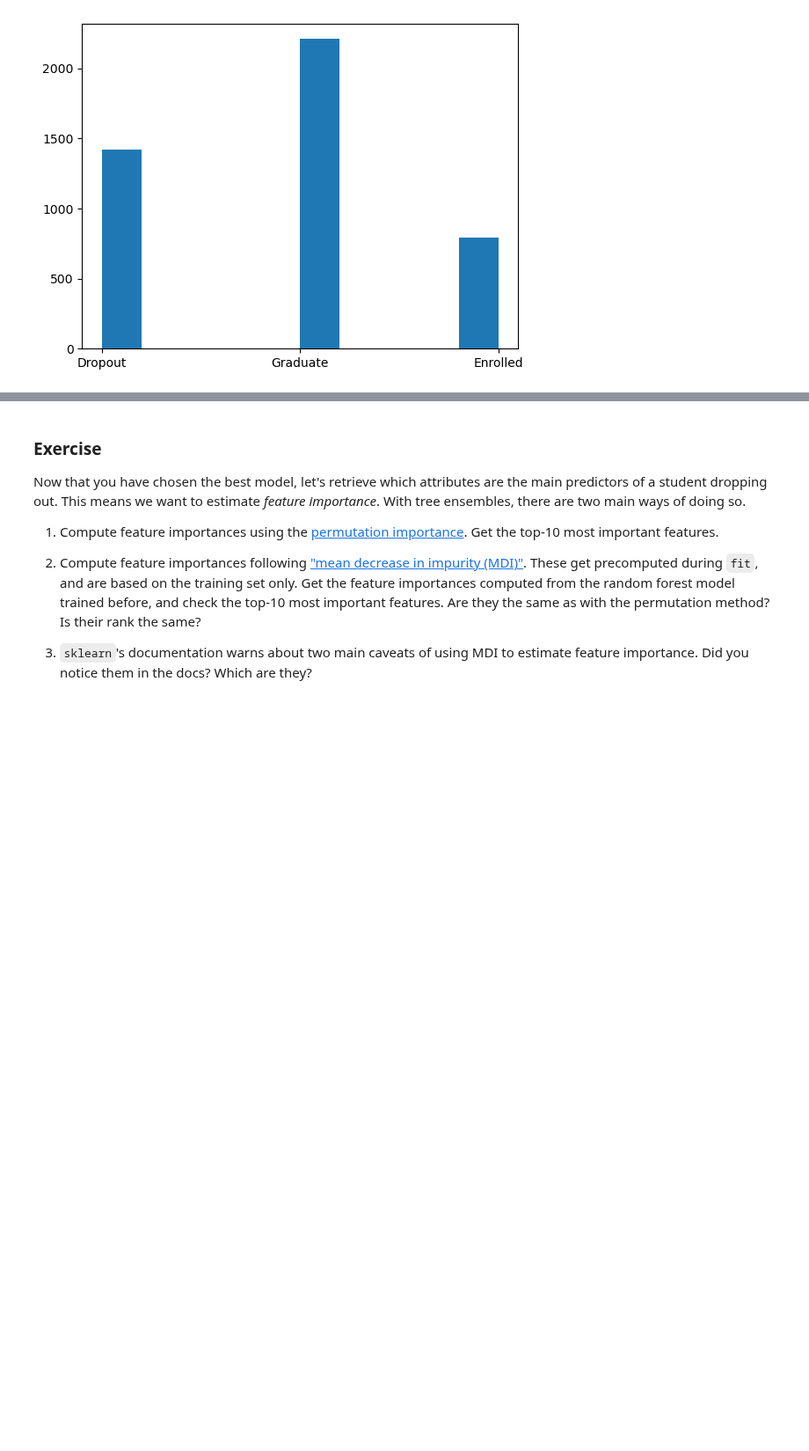
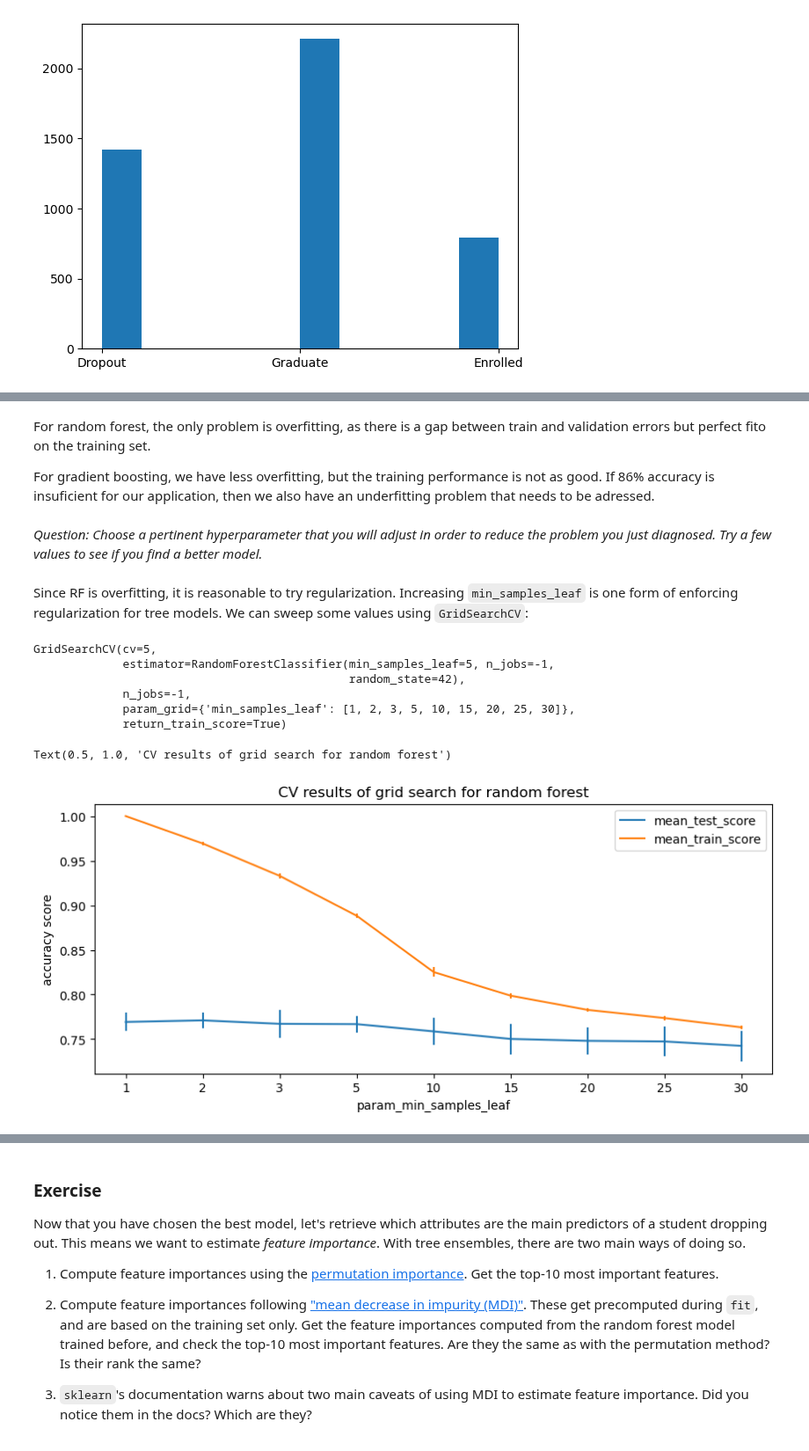
Before and after one commit to thalitadru/ml-class-epf, a Jupyter notebook: LabAssignmentTreesEnsembles_complete.ipynb, the cells around one changed output, grey strips where cells are left out. Shown at 88% size. Drawn from its saved outputs; the diff is of its cells as text; code cells hidden in the pictures; blank space fills up the shorter version.

```diff
--- a/LabAssignmentTreesEnsembles_complete.ipynb
+++ b/LabAssignmentTreesEnsembles_complete.ipynb
@@ -103,10 +109,11 @@ plt.hist(y)
 # %%
 from sklearn.model_selection import train_test_split
 # %%
-X_train_val, X_test, y_train_val, y_test = train_test_split(
-    X, y, test_size=0.2, random_state=42)
+X_train_full, X_test, y_train_full, y_test = train_test_split(
+    X, y.squeeze(), test_size=0.2, stratify=y, random_state=42)
 X_train, X_val, y_train, y_val = train_test_split(
-    X_train_val, y_train_val, test_size=0.2, random_state=42)
+    X_train_full, y_train_full, test_size=0.2,
+    stratify=y_train_full, random_state=42)
 # %%
 from sklearn.ensemble import RandomForestClassifier, GradientBoostingClassifier
 
@@ -127,5 +131,0 @@ Trying to change some regularizing parameters to reduce overfitting:
-# %%
-random_forest_clf.set_params(min_samples_leaf=5)
-random_forest_clf.fit(X_train, y_train)
-print( "training score: ", random_forest_clf.score(X_train, y_train))
-print( "validation score: ", random_forest_clf.score(X_val, y_val))
@@ -223,0 +160,8 @@ prob_true, prob_pred = calibration_curve(y_true, y_pred)
+# %% [markdown]
+For random forest, the only problem is overfitting, as there is a gap between train and validation errors but perfect fito on the training set.
+
+For gradient boosting, we have less overfitting, but the training performance is not as good. If 86% accuracy is insuficient for our application, then we also have an underfitting problem that needs to be adressed.
+# %% [markdown]
+_Question: Choose a pertinent hyperparameter that you will adjust in order to reduce the problem you just diagnosed. Try a few values to see if you find a better model._
+# %% [markdown]
+Since RF is overfitting, it is reasonable to try regularization. Increasing `min_samples_leaf` is one form of enforcing regularization for tree models. We can sweep some values using `GridSearchCV`:
@@ -223,0 +170,31 @@ prob_true, prob_pred = calibration_curve(y_true, y_pred)
+# %%
+gscv_rf = GridSearchCV(
+    random_forest_clf,
+    {'min_samples_leaf': [1, 2, 3] + [n for n in range(5, 31, 5)]},
+    cv=5,
+    return_train_score=True,
+    n_jobs=-1,
+)
+gscv_rf.fit(X_train, y_train)
+# %% [output]
+GridSearchCV(cv=5,
+             estimator=RandomForestClassifier(min_samples_leaf=5, n_jobs=-1,
+                                              random_state=42),
+             n_jobs=-1,
+             param_grid={'min_samples_leaf': [1, 2, 3, 5, 10, 15, 20, 25, 30]},
+             return_train_score=True)
+# %%
+fig, ax = plt.subplots(1,1,figsize=(10,4))
+pd.DataFrame(gscv_rf.cv_results_).plot(
+    x='param_min_samples_leaf',
+    y='mean_test_score',
+    yerr='std_test_score', ax=ax)
+pd.DataFrame(gscv_rf.cv_results_).plot(
+    x='param_min_samples_leaf',
+    y='mean_train_score',
+    yerr='std_train_score', ax=ax)
+plt.ylabel('accuracy score')
+plt.title('CV results of grid search for random forest')
+# %% [output]
+Text(0.5, 1.0, 'CV results of grid search for random forest')
+[figure, added]
```
Also changed, not shown: parts of 65 cells of this notebook, 1 other file.
